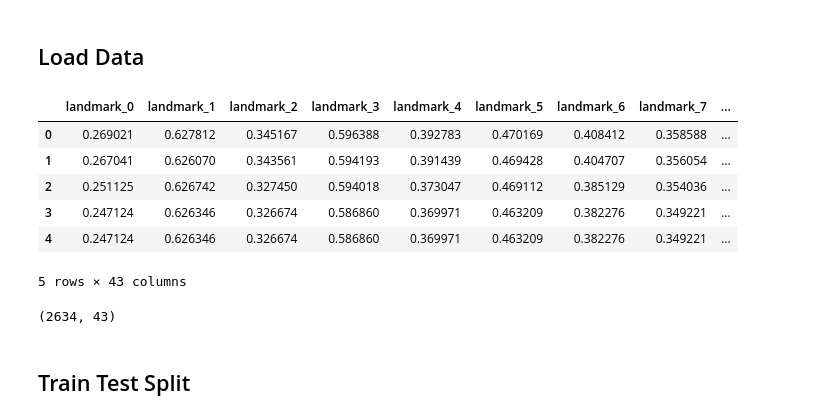
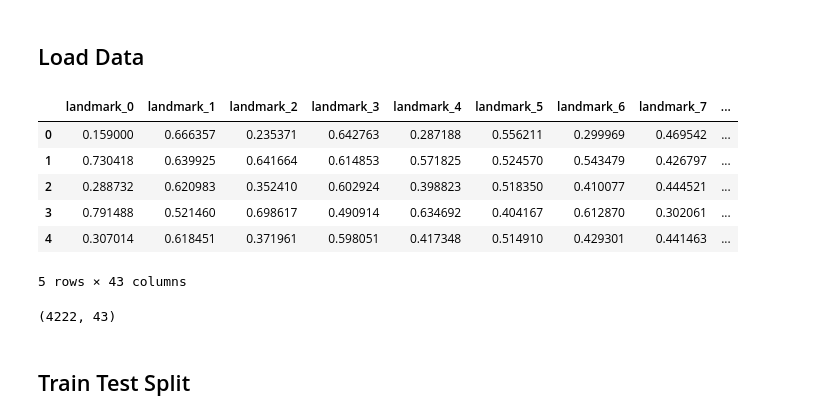
Before and after one commit to FranzCastillo/DL-ASL-Recognition, a Jupyter notebook: src/model/training.ipynb, the cells around one changed output. Drawn from its saved outputs; the diff is of its cells as text; code cells hidden in the pictures.

```diff
--- a/src/model/training.ipynb
+++ b/src/model/training.ipynb
@@ -19,15 +19,15 @@ SEED = 2024
 # %% [markdown]
 ## Load Data
 # %%
-data = pd.read_csv('landmarks.csv')
+data = pd.read_csv('data/ALL_DATA.csv')
 data.head()
 # %% [output]
 |  | landmark_0 | landmark_1 | landmark_2 | landmark_3 | landmark_4 | landmark_5 | landmark_6 | landmark_7 | ... |
-| 0 | 0.269021 | 0.627812 | 0.345167 | 0.596388 | 0.392783 | 0.470169 | 0.408412 | 0.358588 | ... |
-| 1 | 0.267041 | 0.626070 | 0.343561 | 0.594193 | 0.391439 | 0.469428 | 0.404707 | 0.356054 | ... |
-| 2 | 0.251125 | 0.626742 | 0.327450 | 0.594018 | 0.373047 | 0.469112 | 0.385129 | 0.354036 | ... |
-| 3 | 0.247124 | 0.626346 | 0.326674 | 0.586860 | 0.369971 | 0.463209 | 0.382276 | 0.349221 | ... |
-| 4 | 0.247124 | 0.626346 | 0.326674 | 0.586860 | 0.369971 | 0.463209 | 0.382276 | 0.349221 | ... |
+| 0 | 0.159000 | 0.666357 | 0.235371 | 0.642763 | 0.287188 | 0.556211 | 0.299969 | 0.469542 | ... |
+| 1 | 0.730418 | 0.639925 | 0.641664 | 0.614853 | 0.571825 | 0.524570 | 0.543479 | 0.426797 | ... |
+| 2 | 0.288732 | 0.620983 | 0.352410 | 0.602924 | 0.398823 | 0.518350 | 0.410077 | 0.444521 | ... |
+| 3 | 0.791488 | 0.521460 | 0.698617 | 0.490914 | 0.634692 | 0.404167 | 0.612870 | 0.302061 | ... |
+| 4 | 0.307014 | 0.618451 | 0.371961 | 0.598051 | 0.417348 | 0.514910 | 0.429301 | 0.441463 | ... |
 5 rows × 43 columns
 # %%
 label_encoder = LabelEncoder()
@@ -37,7 +37,7 @@ class_names = label_encoder.classes_
 # %%
 data.shape
 # %% [output]
-(2634, 43)
+(4222, 43)
 # %%
 target = data['class']
 data = data.drop('class', axis=1)
```
Also changed, not shown: parts of 9 cells of this notebook, 6 other files.
